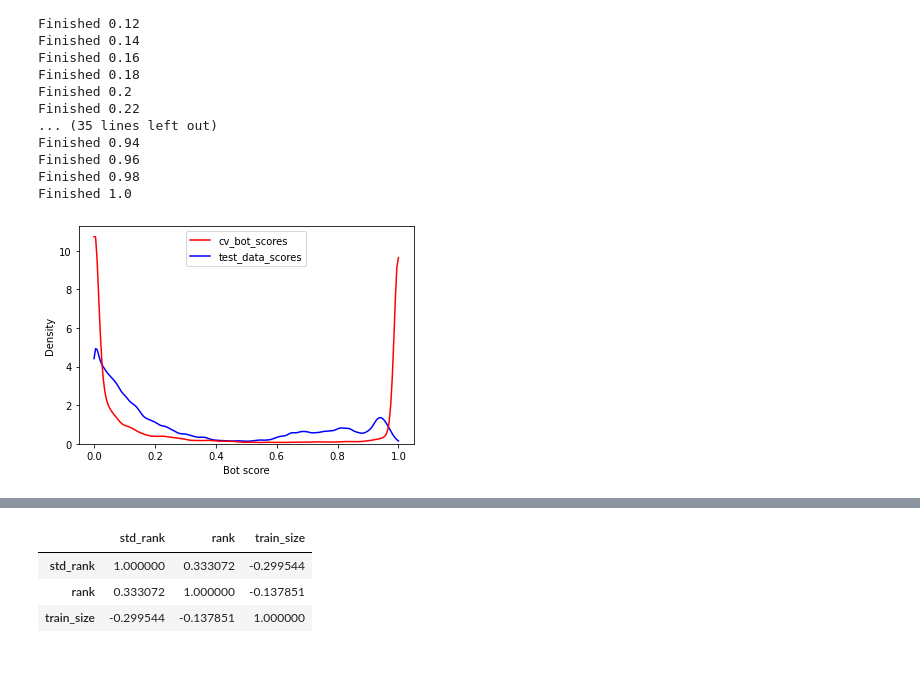
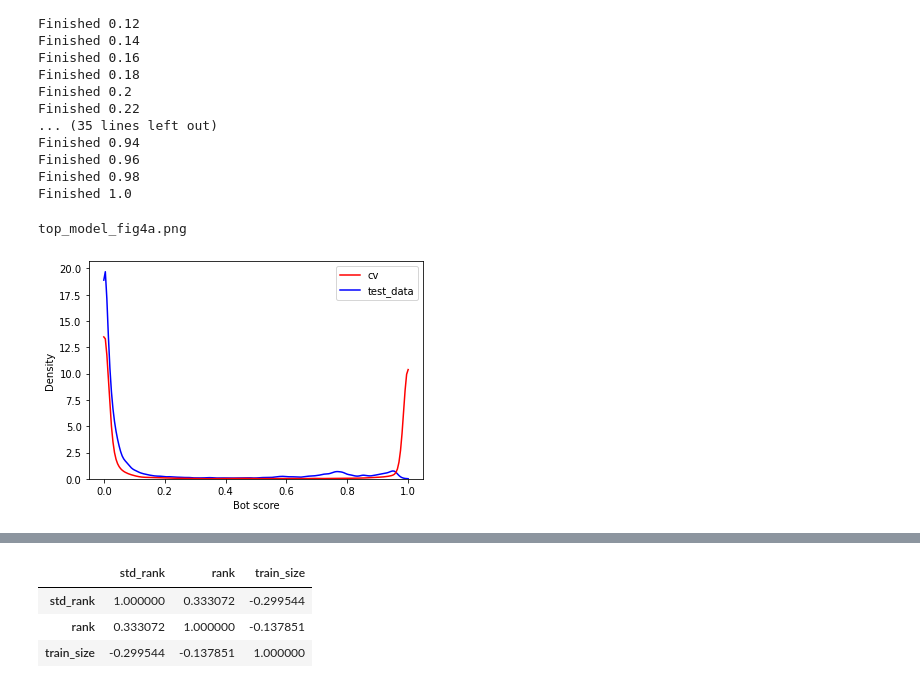
Before and after one commit to KatrinaLiqy/SocialBotDetection, a Jupyter notebook: DataAnalysis.ipynb, the cells around one changed output, grey strips where cells are left out. Drawn from its saved outputs; the diff is of its cells as text; code cells hidden in the pictures.

```diff
--- a/DataAnalysis.ipynb
+++ b/DataAnalysis.ipynb
@@ -25,8 +26,5 @@ ranked_results = ranked_results.drop(labels=ranked_results.columns[7:],axis=1)
 
 #get the rank of the products (used for a lookup later)
 ranked_results["rank"] = rank_product.rank(ascending=True)
-
-#once rank is calculated, round all metrics for readability
-ranked_results = ranked_results.round(decimals=3)
 # %%
 #get the best n results
@@ -183,21 +202,36 @@ from sklearn.metrics import f1_score
 from sklearn.model_selection import cross_val_predict, StratifiedShuffleSplit, ShuffleSplit, StratifiedKFold
 from sklearn.ensemble import RandomForestClassifier
 # %%
+#do the top_model or the m196 model
+show_top_model = True
+
+
 all_test_data = pd.concat([botwiki, gilani, midterm, c_rtbust], ignore_index=True)
+
+top_model_stripped = top_model.strip("M")
+top_model_cv_data = pd.concat([datasets[i] for i, c in enumerate(top_model_stripped) if c == "1"], ignore_index=True)
+
 m196_cv_data = pd.concat([varol, cresci_17, celebrity, botometer, political], ignore_index=True)
+
 
 all_test_data_X = all_test_data.drop("is_bot", axis=1)
 all_test_data_Y = all_test_data["is_bot"]
 
 m196_cv_data_X = m196_cv_data.drop("is_bot", axis=1)
 m196_cv_data_Y = m196_cv_data["is_bot"]
+
+top_model_cv_data_X = top_model_cv_data.drop("is_bot", axis=1)
+top_model_cv_data_Y = top_model_cv_data["is_bot"]
 # %%
+model_cv_X = top_model_cv_data_X if show_top_model else m196_cv_data_X
+model_cv_Y = top_model_cv_data_Y if show_top_model else m196_cv_data_Y
+
 #5 fold cross validation
 
 clf = RandomForestClassifier(n_estimators=100, class_weight="balanced", random_state=0)
 
 ss = StratifiedShuffleSplit(n_splits=5, test_size=0.2, random_state=0)
-splits = ss.split(X=m196_cv_data_X, y=m196_cv_data_Y)
+splits = ss.split(X=model_cv_X, y=model_cv_Y)
 
 cv_predicted = pd.DataFrame(columns=["bot_prob"])
 cv_Y = np.array([])
@@ -205,10 +239,10 @@ cv_Y = np.array([])
 for split in splits:
   train, test = split
 
-  train_X = m196_cv_data_X.iloc[train]
-  train_Y = m196_cv_data_Y.iloc[train]
-  test_X = m196_cv_data_X.iloc[test]
-  test_Y = m196_cv_data_Y.iloc[test]
+  train_X = model_cv_X.iloc[train]
+  train_Y = model_cv_Y.iloc[train]
+  test_X = model_cv_X.iloc[test]
+  test_Y = model_cv_Y.iloc[test]
   clf.fit(train_X, train_Y)
 
 
@@ -216,7 +250,7 @@ for split in splits:
   predicted = cv_bot_scores.drop("human_prob", axis=1)
 
   #the predicted values are dataframes, the cv_Y values are numpy arrays
-  cv_predicted = cv_predicted.append(predicted, ignore_index=True)
+  cv_predicted = pd.concat([cv_predicted, predicted], ignore_index=True)
   cv_Y = np.concatenate((cv_Y, test_Y))
 
 print(cv_predicted)
@@ -240,14 +274,14 @@ print(cv_Y)
 # %%
-m196 = joblib.load(os.path.join(GOOGLE_DRIVE_PATH, "models/base_shuffle_CV/1101011.joblib"))
+m196 = joblib.load(os.path.join(models_path, "1101011.joblib"))
 
-top_model_stripped = top_model.strip("M")
-best_model = joblib.load(os.path.join(GOOGLE_DRIVE_PATH, f"models/base_shuffle_CV/{top_model_stripped}.joblib"))
+best_model = joblib.load(os.path.join(models_path, f"{top_model_stripped}.joblib"))
 
+model = best_model if show_top_model else m196
 
-test_data_bot_scores =  pd.DataFrame(m196.predict_proba(all_test_data_X), columns = ["human_prob", "bot_prob"])
+test_data_bot_scores =  pd.DataFrame(model.predict_proba(all_test_data_X), columns = ["human_prob", "bot_prob"])
 test_data_predicted = test_data_bot_scores.drop("human_prob", axis=1)
 
 #this is used for the bot scores distribution plot
 predicted = pd.DataFrame()
-predicted["cv_bot_scores"] = cv_predicted
-predicted["test_data_scores"] = test_data_predicted
+predicted["cv"] = cv_predicted
+predicted["test_data"] = test_data_predicted
@@ -292,11 +331,13 @@ Finished 1.0
 # %%
 graph = sns.kdeplot(data=predicted, common_norm=False, clip=(0,1), bw_adjust=0.2, palette=['r', 'b'])
 graph.set(xlabel="Bot score")
 
 fig = graph.get_figure()
-fig.savefig(os.path.join(results_path, "fig4a.png"))
+fig4a_name = "top_model_fig4a.png" if show_top_model else "fig4a.png"
+fig.savefig(os.path.join(results_path, fig4a_name))
 # %% [output]
+top_model_fig4a.png
-[figure, old version]
+[figure, new version]
 # %%
 
 graph = sns.lineplot(data=threshold_f1, palette=['b', 'r'])
```
Also changed, not shown: parts of 9 cells of this notebook.
